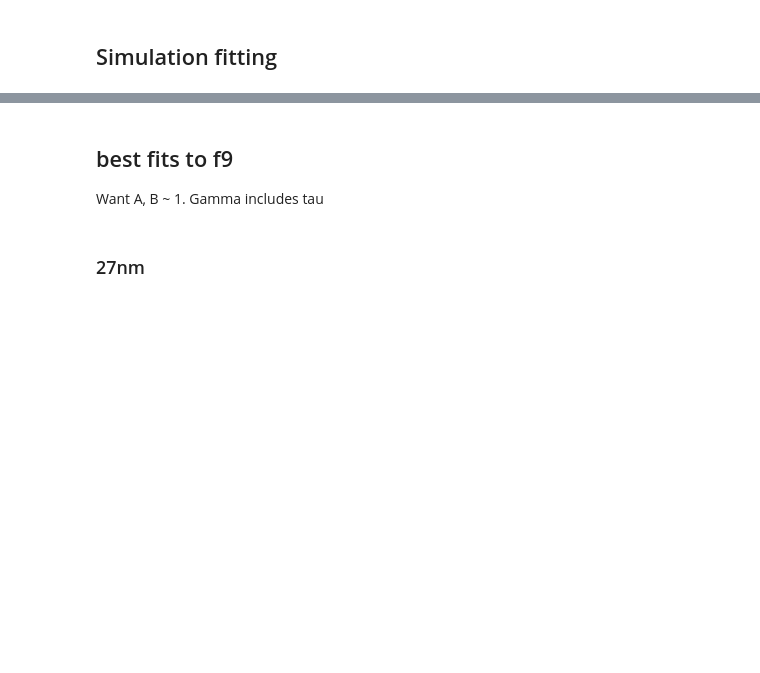
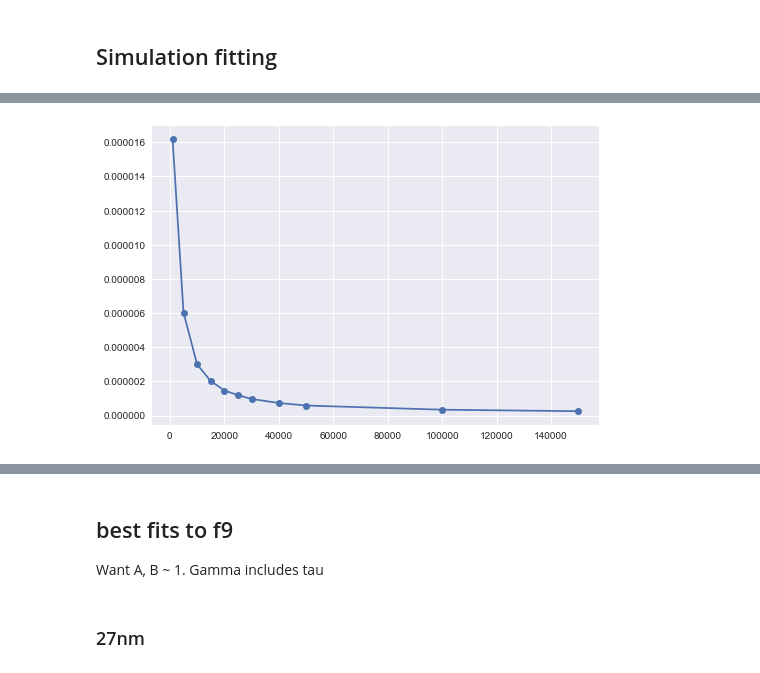
Before and after one commit to cshasha/simulation-analysis, a Jupyter notebook: mps_import.ipynb, the cells around one changed output, grey strips where cells are left out. Cells and saved outputs as stored; diff of their text form; code cells hidden in the pictures; blank space fills up the shorter version.

```diff
--- a/mps_import.ipynb
+++ b/mps_import.ipynb
@@ -598,0 +720,26 @@ show()
+# %%
+model14 = Model(func14, independent_vars=['ratio','h', 'omega','v', 'ms'])
+model14.set_param_hint('A', min=0)
+model14.set_param_hint('gamma', min=1, max=2)
+
+new_size = []
+new_frequency = []
+new_gamma = []
+new_A = []
+new_chi = []
+frequencies = np.array([1000,5000,10000,15000,20000,25000,30000,40000,50000,100000,150000])
+
+for x in range(11,31):
+    for y in range(len(frequencies)):
+        cutdata = sdata[(sdata['size'] == float(x)) & (sdata['b'] == "off") \
+                       & (sdata['frequency'] == frequencies[y]) & (sdata['field'] > 10)]
+        result = model14.fit(cutdata['5:3'], ratio=cutdata['L5:3'], h=0.001*cutdata['field'], v = cutdata['Vc'], omega = cutdata['angF'], ms = cutdata['Ms'],\
+                     gamma = 1.1,A = 1e-3, nan_policy='omit', method='leastsq')
+        new_size.append(float(x))
+        new_frequency.append(frequencies[y])
+        new_gamma.append(result.params['gamma'].value)
+        new_A.append(result.params['A'].value)
+        new_chi.append(result.chisqr)
+
+frozen_field_fits2 = pd.DataFrame({'frequency': new_frequency, 'size': new_size, 'gamma': new_gamma, \
+                     'A': new_A, 'chi': new_chi})
@@ -598,0 +773,9 @@ show()
+# %%
+frozen_field_fits2['A_exp'] = frozen_field_fits2['A']**(0.714)
+frozen_field_fits['A_exp'] = frozen_field_fits['A']**(-1/frozen_field_fits['B'])
+# %%
+pl.plot(frozen_field_fits2[(frozen_field_fits2['size'] == 25) & (frozen_field_fits2['chi'] < .01)]['frequency'], \
+        frozen_field_fits2[(frozen_field_fits2['size'] == 25) & (frozen_field_fits2['chi'] < .01)]['A'],marker = 'o')
+pl.show()
+# %% [output]
+[figure, added]
```
Also changed, not shown: parts of 13 cells of this notebook.
